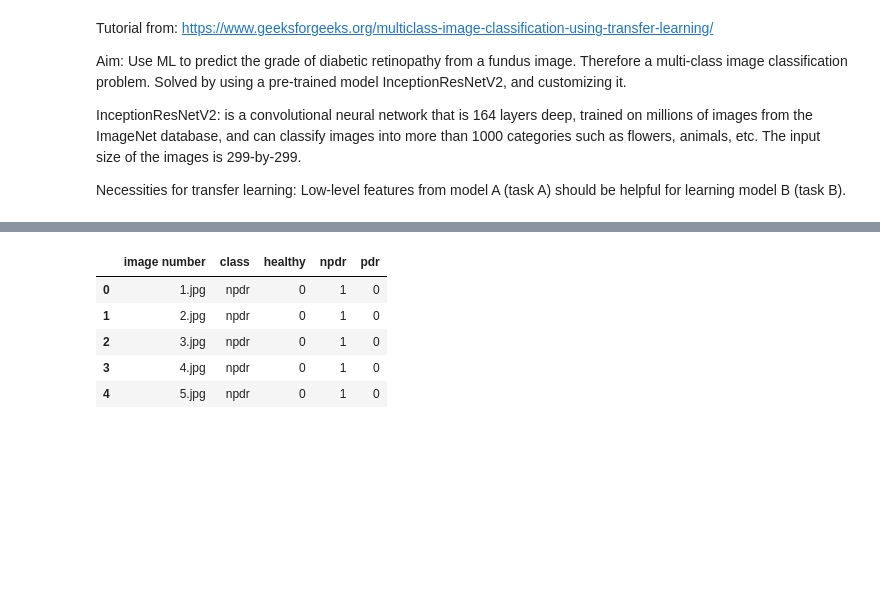
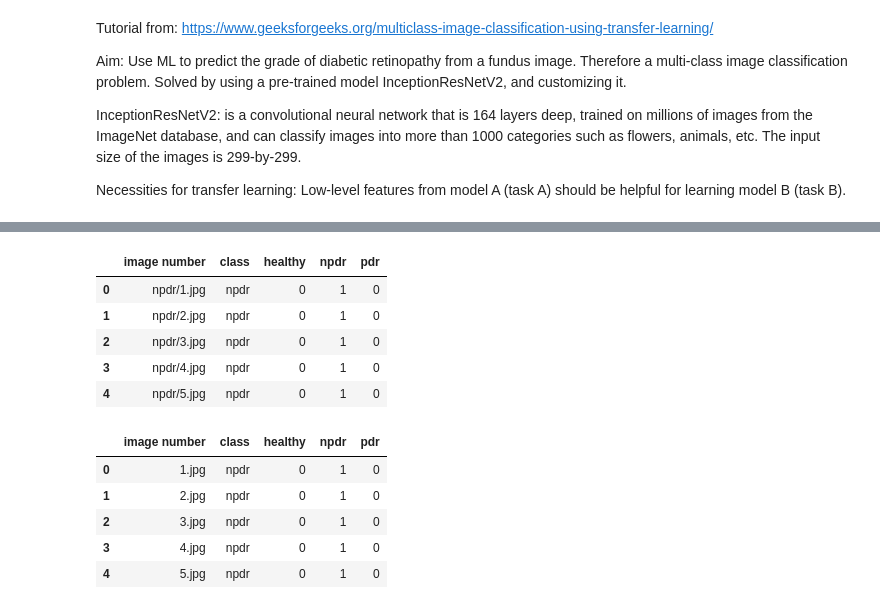
Before and after one commit to yiyangjessieyu/Deep-Learning-Image-Classifier, a Jupyter notebook: image_classifier_multi.ipynb, the cells around one changed output, grey strips where cells are left out. Cells and saved outputs as stored; diff of their text form; code cells hidden in the pictures; blank space fills up the shorter version.

```diff
--- a/image_classifier_multi.ipynb
+++ b/image_classifier_multi.ipynb
@@ -61,12 +65,20 @@ Validation Path: ./data/UoA-DR/validation
 # %%
 # Custom function to convert image number to file path
 def to_file_path(id):
-    return os.path.join(train_path, labels[labels["image number"] == id]["class"].values[0], id + ".jpg")
+    return os.path.join(labels[labels["image number"] == id]["class"].values[0], id + ".jpg")
 
-x_col = "image number"
 # Convert the 'id' column to string type
-labels[x_col] = labels[x_col].astype(str)
+labels[x_name] = labels[x_name].astype(str)
 
 # Apply the to_file_path function
-labels[x_col] = labels[x_col].apply(to_file_path)
+labels[x_name] = labels[x_name].apply(to_file_path)
+
+labels.head()
+# %% [output]
+|  | image number | class | healthy | npdr | pdr |
+| 0 | npdr/1.jpg | npdr | 0 | 1 | 0 |
+| 1 | npdr/2.jpg | npdr | 0 | 1 | 0 |
+| 2 | npdr/3.jpg | npdr | 0 | 1 | 0 |
+| 3 | npdr/4.jpg | npdr | 0 | 1 | 0 |
+| 4 | npdr/5.jpg | npdr | 0 | 1 | 0 |
 # %%
```
Also changed, not shown: parts of 14 cells of this notebook, 1 other file.
